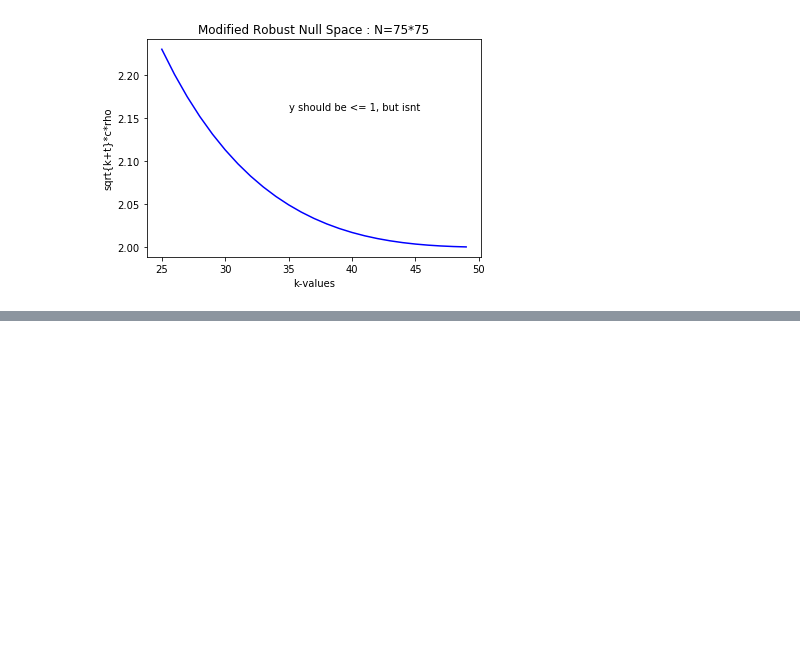
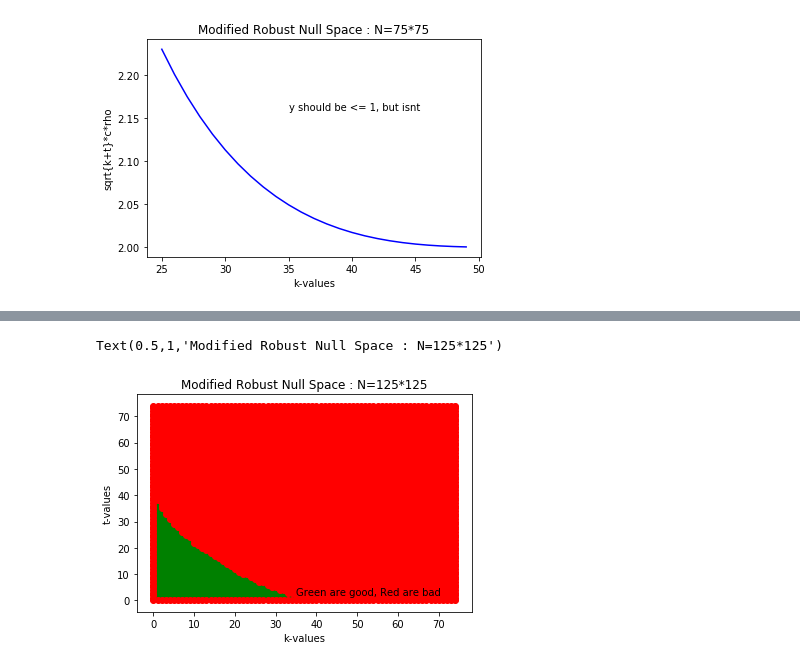
Before and after one commit to jasjeetIM/recovering_compressible_signals, a Jupyter notebook: notebooks/Analysis-BP-Constants.ipynb, the cells around one changed output, grey strips where cells are left out. Drawn from its saved outputs; the diff is of its cells as text; code cells hidden in the pictures; blank space fills up the shorter version.

```diff
--- a/notebooks/Analysis-BP-Constants.ipynb
+++ b/notebooks/Analysis-BP-Constants.ipynb
@@ -165,0 +215,21 @@ Text(0.5,1,'Modified Robust Null Space : N=75*75')
+# %%
+#Lets fix n = 125*125 and see which values of (k,t) give us the constant < 1.
+t_x, t_y, f_x, f_y = [],[],[],[]
+for i in range(75):
+    for j in range(75):
+        if (rns(float(i),float(j),float(n_1),2.0) <=1):
+            t_x.append(i)
+            t_y.append(j)
+        else:
+            f_x.append(i)
+            f_y.append(j)
+# %%
+plt.scatter(t_x,t_y,c='green')
+plt.scatter(f_x,f_y,c='red')
+plt.xlabel('k-values')
+plt.text(35,2.16,'Green are good, Red are bad')
+plt.ylabel('t-values')
+plt.title('Modified Robust Null Space : N=125*125')
+# %% [output]
+Text(0.5,1,'Modified Robust Null Space : N=125*125')
+[figure, added]
```
Also changed, not shown: parts of 9 cells of this notebook.
